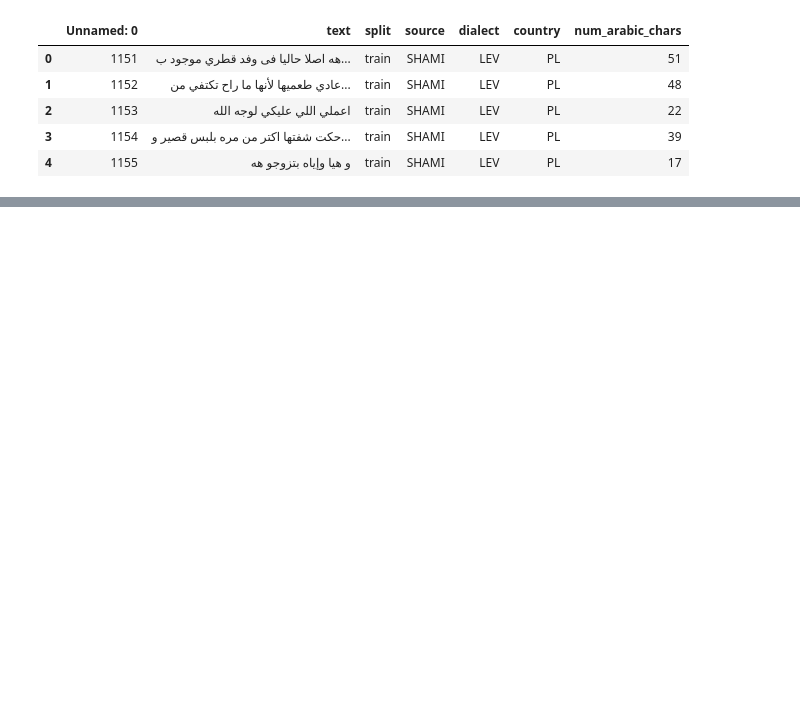
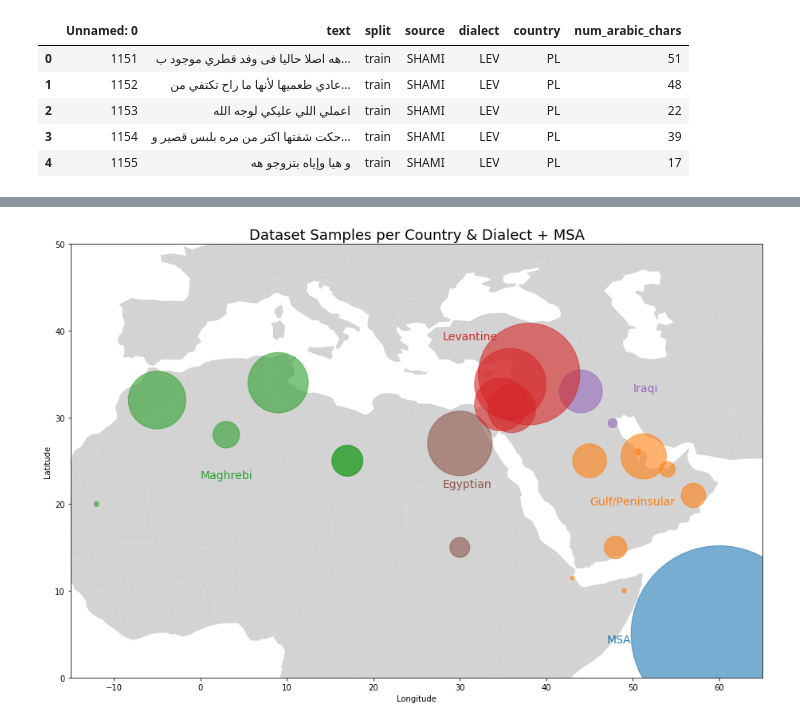
Before and after one commit to Dadaism6/CS260D-ADI, a Jupyter notebook: data_viz_for_presentation.ipynb, the cells around one changed output, grey strips where cells are left out. Drawn from its saved outputs; the diff is of its cells as text; code cells hidden in the pictures; blank space fills up the shorter version.

Commit message:
created data visualizations for the presentation

```diff
--- a/data_viz_for_presentation.ipynb
+++ b/data_viz_for_presentation.ipynb
@@ -14,0 +55,8 @@ adi.head()
+# %%
+countries['code'] = countries['Alpha-2 code'].str.replace('"', '').str.strip()
+countries['lat'] = countries['Latitude (average)'].str.replace('"', '').str.strip()
+countries['long'] = countries['Longitude (average)'].str.replace('"', '').str.strip()
+countries_ready = countries[['Country', 'code', 'lat', 'long']]
+# %%
+joined = num_per_country.join(countries_ready.set_index('code'), how='left')
+joined
@@ -14,0 +81,4 @@ adi.head()
+# %%
+joined.loc['unknown'] = ['MSA', 98350, np.nan, 5, 60]
+joined = joined.drop(['MSA'])
+joined
@@ -14,0 +103,37 @@ adi.head()
+# %%
+worldmap = gpd.read_file(gpd.datasets.get_path("naturalearth_lowres"))
+# %%
+# Creating axes and plotting world map
+fig, ax = plt.subplots(figsize=(16, 10))
+worldmap.plot(color="lightgrey", ax=ax)
+
+dialect_color_map = {
+    'MSA':'#1f77b4', 'GLF':'#ff7f0e', 'MGH':'#2ca02c', 'LEV':'#d62728', 'IRQ':'#9467bd', 'EGY':'#8c564b'
+}
+colors = joined.dialect.map(dialect_color_map)
+# Plotting volume per lang
+plt.scatter(joined.long.astype('float'), joined.lat.astype('float'),
+              s=joined.text * 0.5,
+              c=colors,
+              alpha=0.6,
+            )
+#plt.colorbar(label='Number of sentences')
+
+# Creating axis limits and title
+plt.xlim([-15, 65])
+plt.ylim([0, 50])
+
+ax.text(0, 23, 'Maghrebi', color='#2ca02c', fontsize=14)
+ax.text(28, 22, 'Egyptian', color='#8c564b', fontsize=14)
+ax.text(28, 39, 'Levantine', color='#d62728', fontsize=14)
+ax.text(45, 20, 'Gulf/Peninsular', color='#ff7f0e', fontsize=14)
+ax.text(50, 33, 'Iraqi', color='#9467bd', fontsize=14)
+ax.text(47, 4, 'MSA', color = '#1f77b4', fontsize=14)
+
+
+plt.title("Dataset Samples per Country & Dialect + MSA", fontsize=18)
+plt.xlabel("Longitude")
+plt.ylabel("Latitude")
+plt.show()
+# %% [output]
+[figure, added]
```
Also changed, not shown: parts of 9 cells of this notebook.
